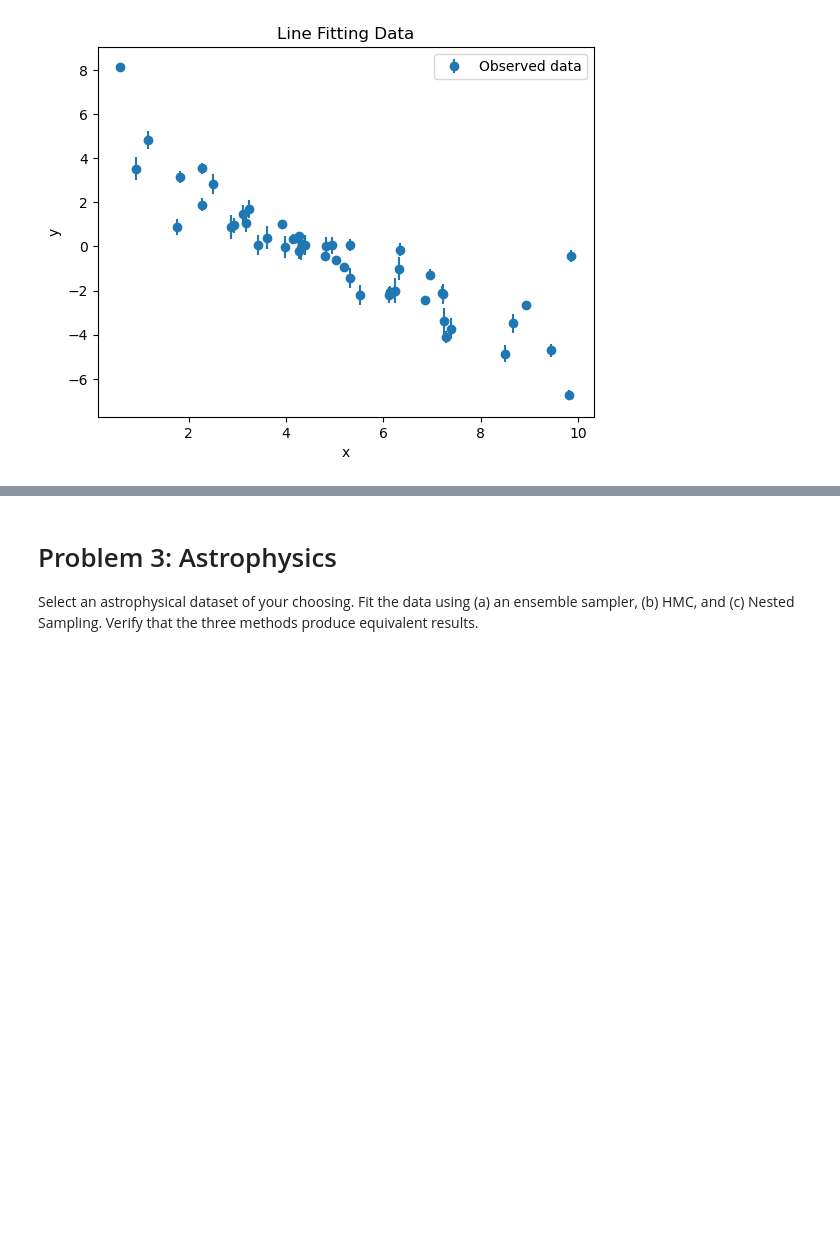
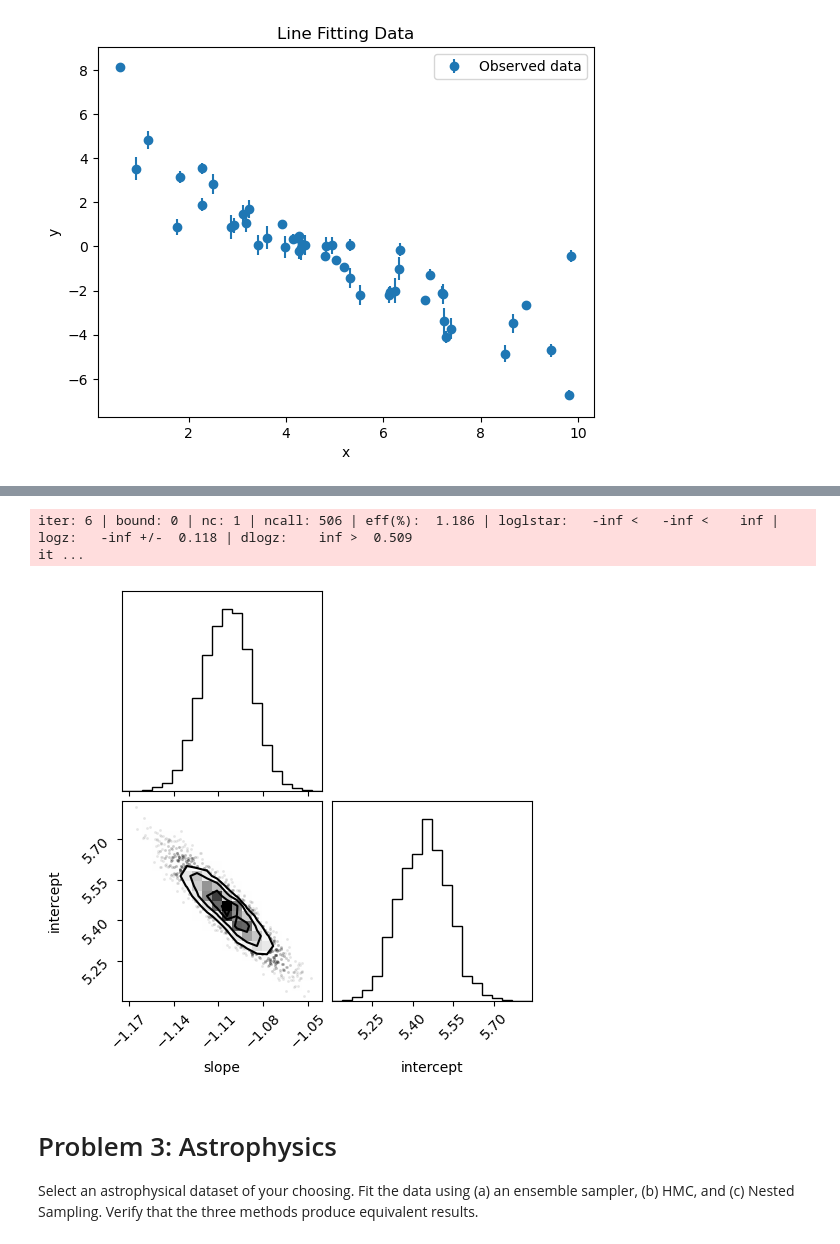
Before and after one commit to Desduh/Session-23, a Jupyter notebook: Day3/Day3_Samplers.ipynb, the cells around one changed output, grey strips where cells are left out. Saved outputs shown, nothing was run; the diff lists cells and outputs as text; code cells hidden in the pictures; blank space fills up the shorter version.

```diff
--- a/Day3/Day3_Samplers.ipynb
+++ b/Day3/Day3_Samplers.ipynb
@@ -71,3 +111,31 @@ ModuleNotFoundError: No module named 'pymc'
+# %%
+import dynesty
+from dynesty import NestedSampler, utils as dyfunc
+
+def log_likelihood(theta):
+    m, b = theta
+    model_y = m * x_obs + b
+    return -0.5 * np.sum(((y_obs - model_y) / y_obs_unc) ** 2)
+
+def prior_transform(u):
+    m = -10 + 20 * u[0]
+    b = -100 + 200 * u[1]
+    return np.array([m, b])
+
+
+sampler = NestedSampler(log_likelihood, prior_transform=prior_transform, ndim=2)
+sampler.run_nested()
+results = sampler.results
+
+samples, weights = results.samples, np.exp(results.logwt - results.logz[-1])
+samples_equal = dyfunc.resample_equal(samples, weights)
+
+import corner
+fig = corner.corner(samples_equal, labels=["slope", "intercept"])
+plt.show()
+# %% [output]
+iter: 6 | bound: 0 | nc: 1 | ncall: 506 | eff(%):  1.186 | loglstar:   -inf <   -inf <    inf | logz:   -inf +/-  0.118 | dlogz:    inf >  0.509                                                      it ...
+[figure, added]
 # %% [markdown]
 # Problem 3: Astrophysics
 
```
Also changed, not shown: parts of 5 cells of this notebook.
